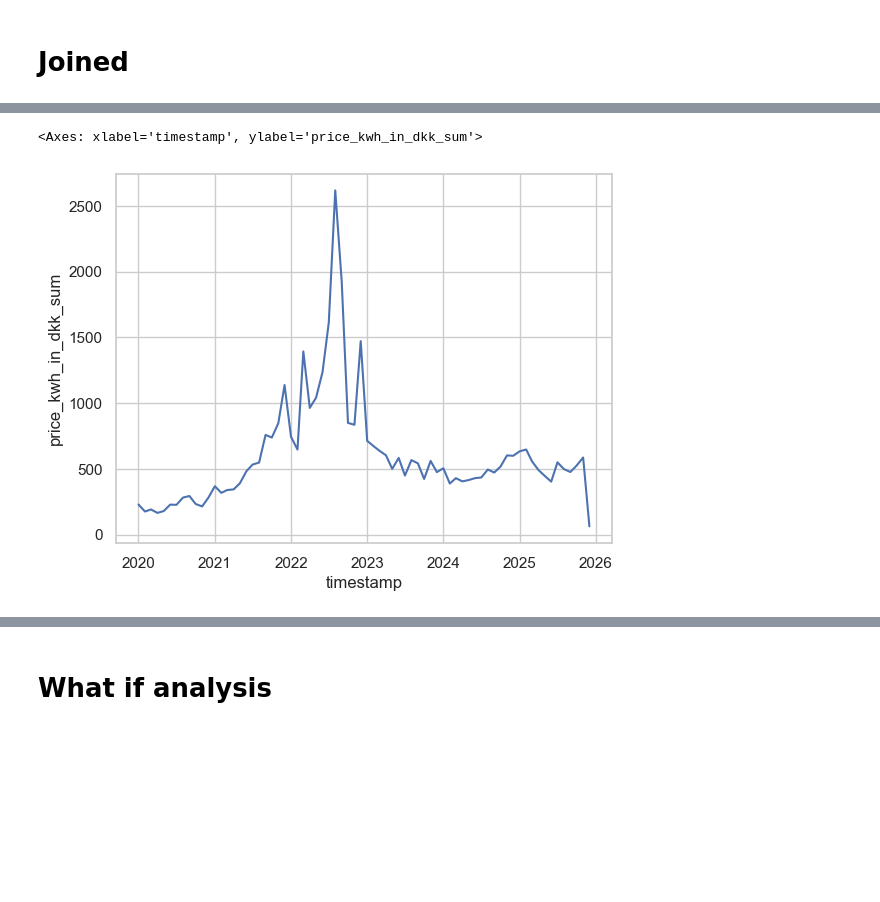
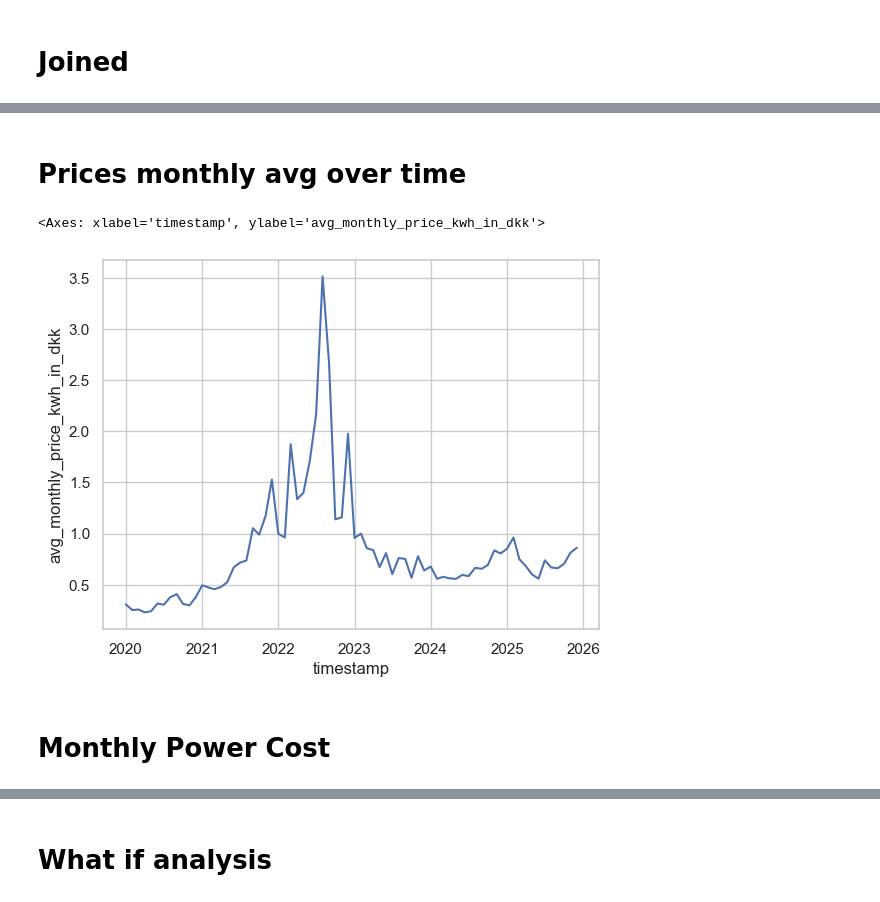
Before and after one commit to wizDs/predictive-modeling, a Jupyter notebook: notebooks/analysis.ipynb, the cells around one changed output, grey strips where cells are left out. Drawn from its saved outputs; the diff is of its cells as text; code cells hidden in the pictures; blank space fills up the shorter version.

```diff
--- a/notebooks/analysis.ipynb
+++ b/notebooks/analysis.ipynb
@@ -23,8 +28,8 @@ prices: Sequence[Elspotprices] = client.get(
 
 prices_df: pl.DataFrame = (
     pl.DataFrame(prices)
-    .group_by(pl.col("HourUTC").dt.truncate("1h"), maintain_order=True)
-    .agg(pl.col("SpotPriceDKK").mean().alias("SpotPriceDKK"))
-    .with_columns(price_kwh_in_dkk=pl.col("SpotPriceDKK") / 1000 + _SPOT_FEE_DKK)
+    .group_by(pl.col(Column.UTC_TIME).dt.truncate("1h"), maintain_order=True)
+    .agg(pl.col(Column.SPOT_PRICE).mean().alias(Column.SPOT_PRICE))
+    .with_columns(price_kwh_in_dkk=pl.col(Column.SPOT_PRICE) / 1000 + _SPOT_FEE_DKK)
 )
 # %%
@@ -252,11 +71,15 @@ joined_df = (
+# %% [markdown]
+# Prices monthly avg over time
 # %%
 df = (
     joined_df
-    .group_by(pl.col("timestamp").dt.truncate("1mo"), maintain_order=True)
-    .agg(pl.col("price_kwh_in_dkk").sum().alias("price_kwh_in_dkk_sum"))
+    .group_by(pl.col(Column.TIMESTAMP).dt.truncate("1mo"), maintain_order=True)
+    .agg(pl.col(Column.HOURLY_PRICE).mean().alias(Column.MONTHLY_PRICE_AVG))
 )
-sns.lineplot(data=df, x="timestamp", y="price_kwh_in_dkk_sum")
+sns.lineplot(data=df, x=Column.TIMESTAMP, y=Column.MONTHLY_PRICE_AVG)
 # %% [output]
-<Axes: xlabel='timestamp', ylabel='price_kwh_in_dkk_sum'>
+<Axes: xlabel='timestamp', ylabel='avg_monthly_price_kwh_in_dkk'>
-[figure, old version]
+[figure, new version]
+# %% [markdown]
+# Monthly Power Cost
 # %%
```
Also changed, not shown: parts of 17 cells of this notebook, 1 other file.
